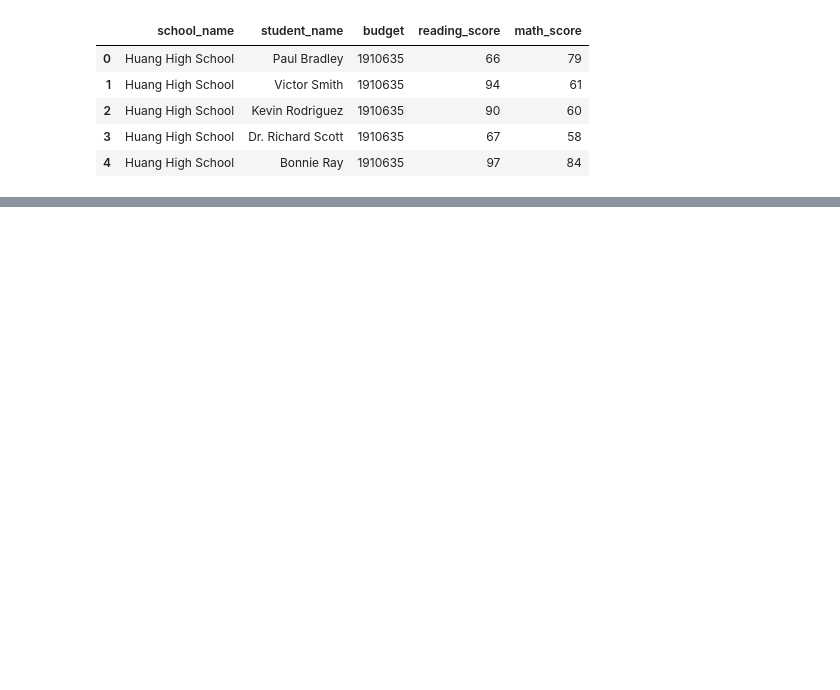
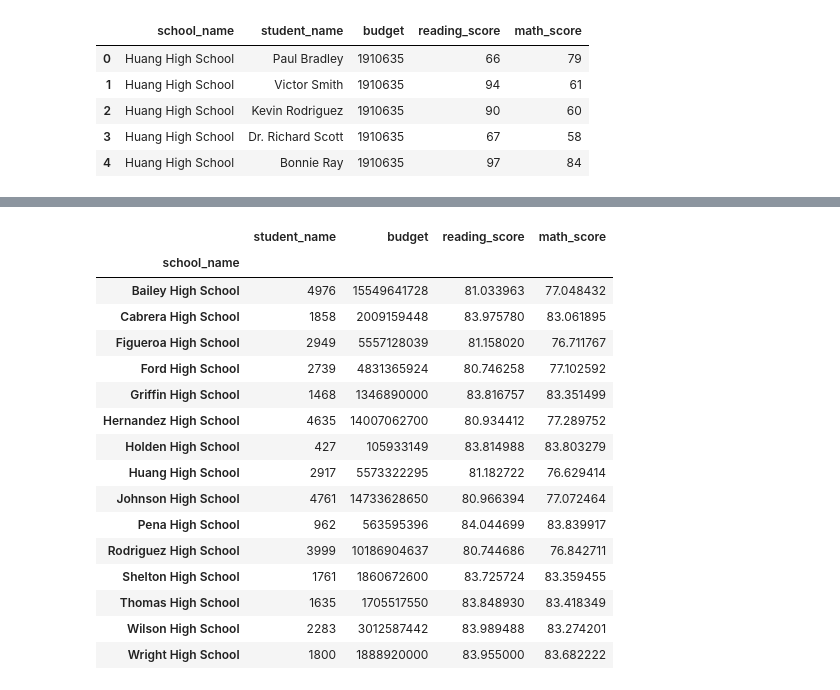
Before and after one commit to erjacobs2/Pandas, a Jupyter notebook: Pandas_school_metrics.ipynb, the cells around one changed output, grey strips where cells are left out. Cells and saved outputs as stored; diff of their text form; code cells hidden in the pictures; blank space fills up the shorter version.

Commit message:
Trying to figure out groupby shenanigans

```diff
--- a/Pandas_school_metrics.ipynb
+++ b/Pandas_school_metrics.ipynb
@@ -170,29 +168,78 @@ Index(['Student ID', 'student_name', 'gender', 'grade', 'school_name',
 # %%
 #By Schools - each schools':
 
+def function(student_budget):
+    stu = student_budget.school_name.count()
+    budg = student_budget.budget.sum()
+    stu_budg = (stu/budg)
+student_budget = school_data_set.groupby("school_name").apply(function)
+
+def func(pass_math):
+    math_pass = (pass_math.math_score.sum() >=70)
+    math_total = pass_math.math_score.sum()
+    passing_math = (math_pass/math_total) * 100
+stu_math_pass = school_data_set.groupby("school_name").apply(func)
+
+def funct(pass_reading):
+    read_pass = (pass_reading.reading_score.sum() >=70)
+    read_total = pass_reading.reading_score.sum()
+    passing_read = (read_pass/read_total) * 100
+stu_read_pass = school_data_set.groupby("school_name").apply(funct)
+
+#def func(group):
+    #sum_ = group.qty.sum()
+    #es = (group.csv / group.qty).sum()
+    #return pd.Series([sum_, es], index=['qty', 'es'])
+
+#trades.groupby('ordrefno').apply(func)
+
+school_by = school_data_set.groupby("school_name").agg({'student_name': "count",'budget': "sum",
+                                                       'reading_score': "mean", 'math_score': "mean"})
+school_by
+#df.groupby('A').agg({'B': ['min', 'max'], 'C': 'sum'})
+# Group the data frame by month and item and extract a number of stats from each group
+#data.groupby(['month', 'item']).agg({'duration':sum,      # find the sum of the durations for each group
+                                     #'network_type': "count", # find the number of network type entries
+                                     #'date': 'first'})    # get the first date per group
 #school_by = school_data_set.groupby("school_name")
 #school_by
 
-#School name - just insert into data frame
-#School type - just insert into data frame
-
+#School name
+#School type
 #Total Students
-total_students = school_data_set["school_name"].value_counts()
+#total_students = school_data_set["school_name"].value_counts()
 
 #data.groupby('month')['duration'].sum()
 
-#Total School Budget - groupby function
-school_budget = school_data_set.groupby("school_name")["budget"].sum()
+#Total School Budget
+#school_budget = school_data_set.groupby("school_name")["budget"].sum()
 
-#Per Student Budget - total budget divide by total student (I think)
+#Per Student Budget - total budget divide by total student (I think), trying function
 #Average Math Score - average function
 #Average Reading Score - average function
 #% Passing Math - sum of students passing divide by sum of math times 100
 #% Passing Reading - sum of students passing divide by sum of reading imes 100
 #Overall Passing Rate (Average of the above two)
-#summary_school_by = pd.DataFrame({"Total Students": [total_students],
-                                 #"Total School Budget": [school_budget]})
+#summary_school_by = pd.DataFrame({"School Name": [schools_name], "School Type": [school_type]})
 #summary_school_by
+# %% [output]
+|  | student_name | budget | reading_score | math_score |
+| school_name |  |  |  |  |
+| Bailey High School | 4976 | 15549641728 | 81.033963 | 77.048432 |
+| Cabrera High School | 1858 | 2009159448 | 83.975780 | 83.061895 |
+| Figueroa High School | 2949 | 5557128039 | 81.158020 | 76.711767 |
+| Ford High School | 2739 | 4831365924 | 80.746258 | 77.102592 |
+| Griffin High School | 1468 | 1346890000 | 83.816757 | 83.351499 |
+| Hernandez High School | 4635 | 14007062700 | 80.934412 | 77.289752 |
+| Holden High School | 427 | 105933149 | 83.814988 | 83.803279 |
+| Huang High School | 2917 | 5573322295 | 81.182722 | 76.629414 |
+| Johnson High School | 4761 | 14733628650 | 80.966394 | 77.072464 |
+| Pena High School | 962 | 563595396 | 84.044699 | 83.839917 |
+| Rodriguez High School | 3999 | 10186904637 | 80.744686 | 76.842711 |
+| Shelton High School | 1761 | 1860672600 | 83.725724 | 83.359455 |
+| Thomas High School | 1635 | 1705517550 | 83.848930 | 83.418349 |
+| Wilson High School | 2283 | 3012587442 | 83.989488 | 83.274201 |
+| Wright High School | 1800 | 1888920000 | 83.955000 | 83.682222 |
 # %%
 #Top 5 schools with above information
 # %%
```
Also changed, not shown: parts of 3 cells of this notebook.
